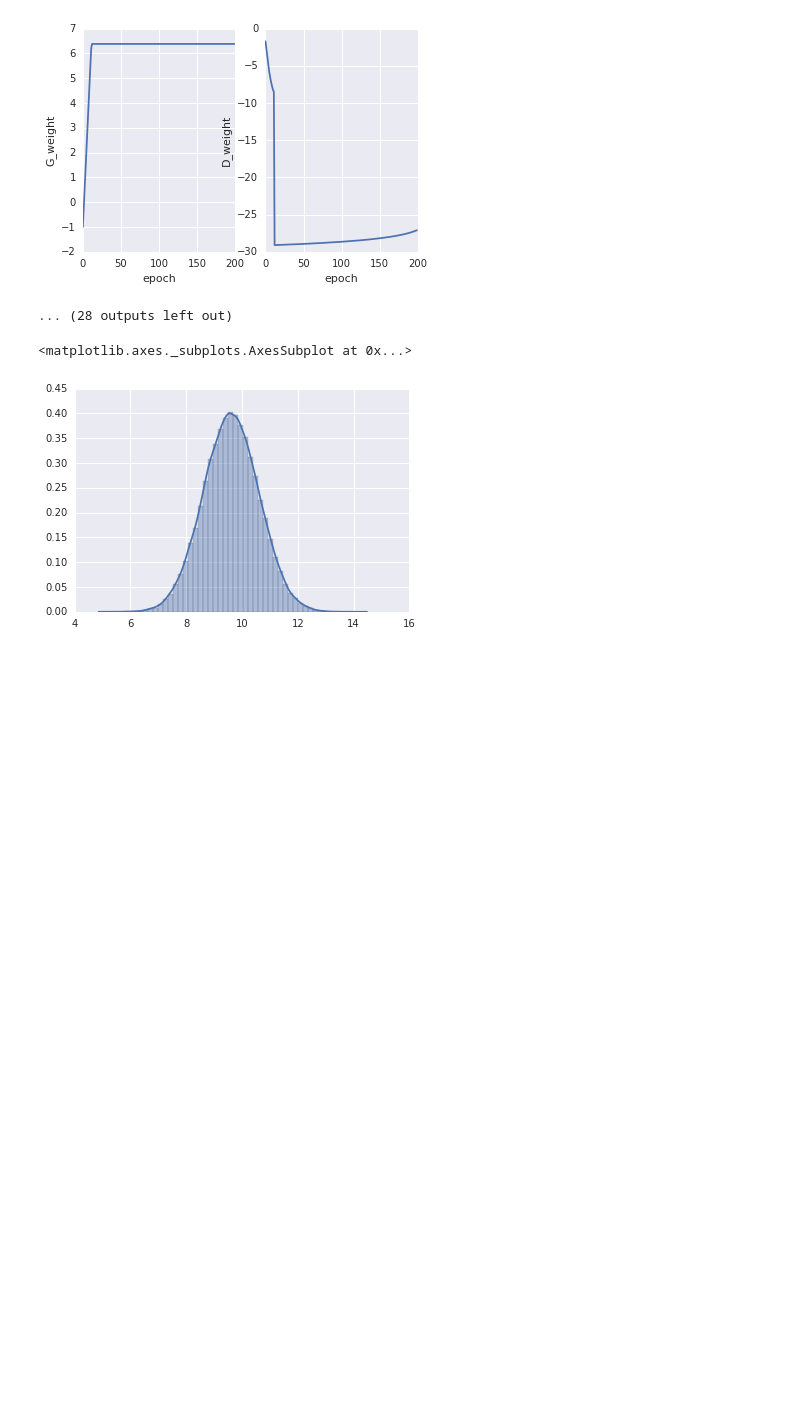
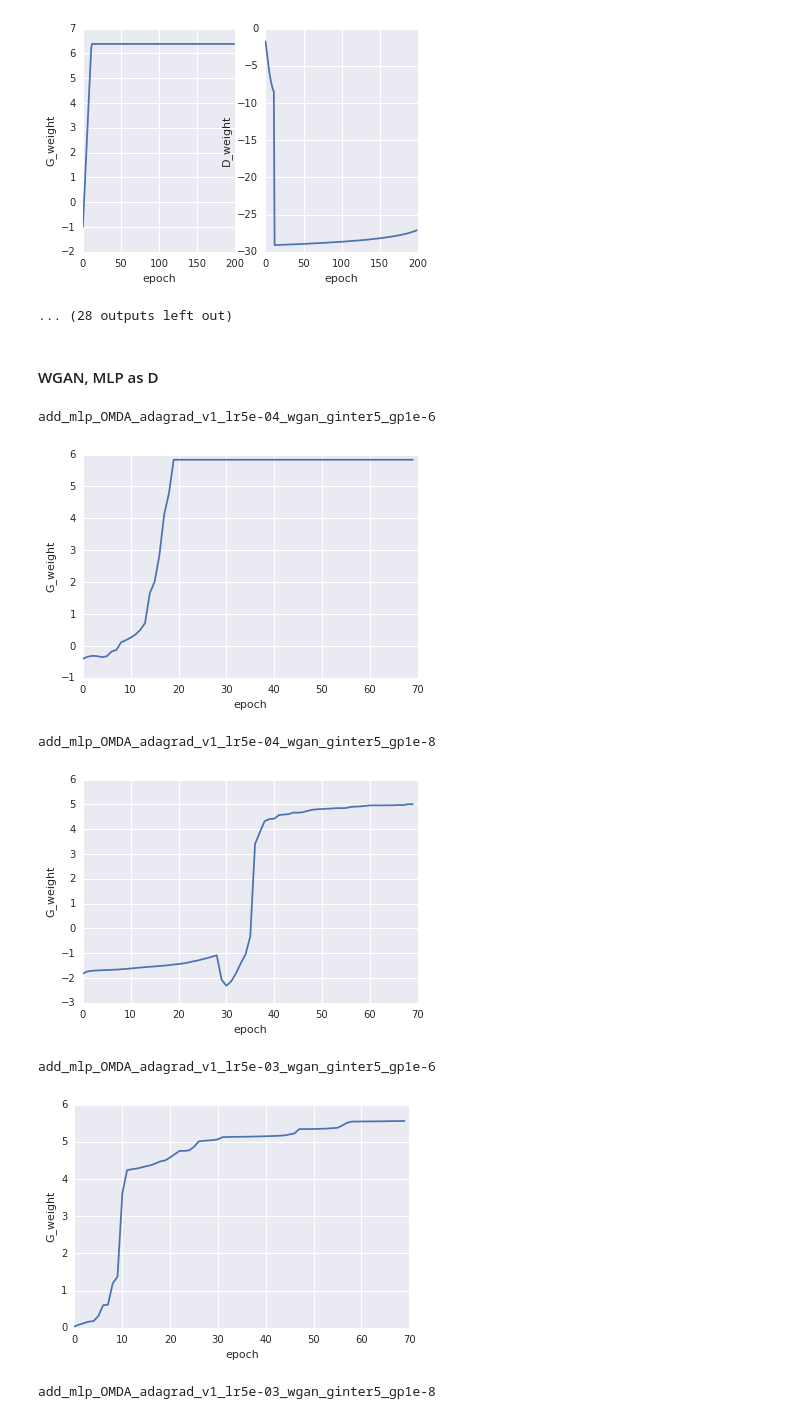
Before and after one commit to vsyrgkanis/optimistic_GAN_training, a Jupyter notebook: notebooks/analysis.ipynb, the cells around one changed output. Cells and saved outputs as stored; diff of their text form; code cells hidden in the pictures; blank space fills up the shorter version.

Commit message:
add a few variants of the gaussian models

```diff
--- a/notebooks/analysis.ipynb
+++ b/notebooks/analysis.ipynb
@@ -391,8 +389,43 @@ OMDA_None_v1_lr5e-07_gan_ginter1_gp1e-4
 OMDA_adagrad_v1_lr5e-03_gan_ginter1_gp1e-4
 [figure]
 ... (28 outputs left out)
-# %%
-sns.distplot(best_sample)
-# %% [output]
-<matplotlib.axes._subplots.AxesSubplot at 0x...>
-[figure, removed]
+# %% [markdown]
+#### WGAN, MLP as D
+# %%
+lrs = ['5e-04', '5e-03']
+versions = ['1']
+schedules = ['adagrad']
+optimizers = ['OMDA']
+gradient_penalty = ['1e-6', '1e-8']
+
+for optimizer in optimizers:
+    for schedule in schedules:
+        for lr in lrs:
+            for gp in gradient_penalty:
+                version = '1' if optimizer =='OMDA' else '0'
+                t_expt = '_'.join(['add_mlp', optimizer, schedule, 'v'+version, 'lr'+lr,'wgan', 'ginter5', 'gp'+gp])
+                print t_expt
+
+                means = []
+                G_w = []
+                n_epoch = 70
+
+                for epoch in range(n_epoch):
+
+                    with h5py.File(join(rundir,
+                                        'gaussian_m5_v1', t_expt,
+                                        'params_generator_epoch_{0:03d}.hdf5'.format(epoch))) as f:
+                        G_w.append(np.asarray(f['model_weights']['G']['G']['bias'][0]))
+
+                plt.plot(range(n_epoch), G_w)
+                plt.xlabel('epoch')
+                plt.ylabel('G_weight')
+                plt.show()
+# %% [output]
+add_mlp_OMDA_adagrad_v1_lr5e-04_wgan_ginter5_gp1e-6
+[figure, added]
+add_mlp_OMDA_adagrad_v1_lr5e-04_wgan_ginter5_gp1e-8
+[figure, added]
+add_mlp_OMDA_adagrad_v1_lr5e-03_wgan_ginter5_gp1e-6
+[figure, added]
+add_mlp_OMDA_adagrad_v1_lr5e-03_wgan_ginter5_gp1e-8
```
Also changed, not shown: parts of 10 cells of this notebook, 6 other files.
